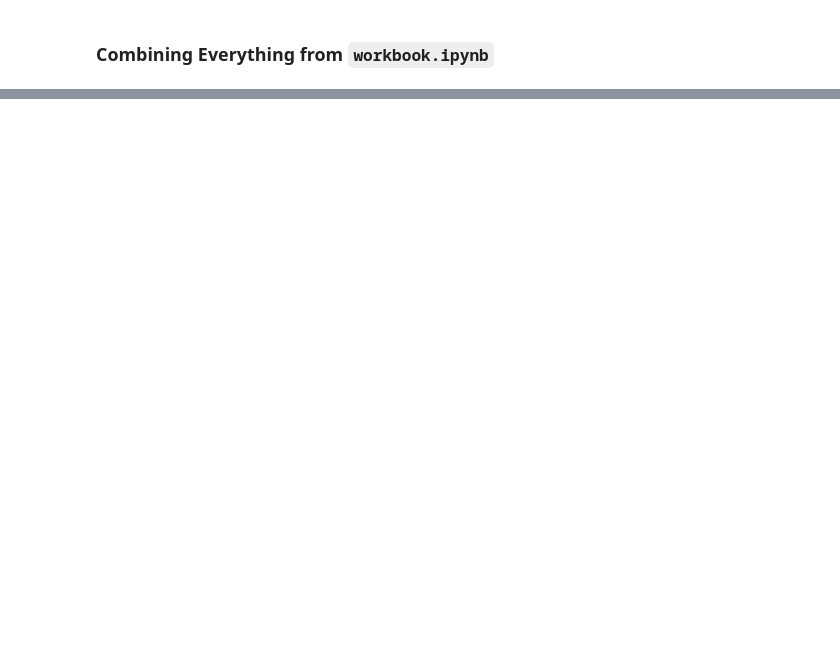
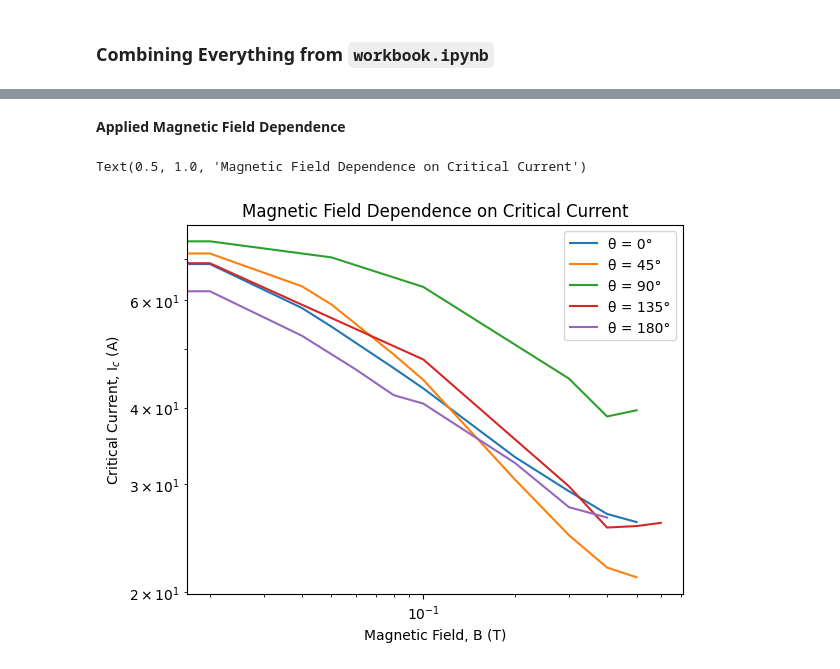
Before and after one commit to rcs19/jrn542_icy_durham, a Jupyter notebook: src/theta_field_dependance.ipynb, the cells around one changed output, grey strips where cells are left out. Cells and saved outputs as stored; diff of their text form; code cells hidden in the pictures; blank space fills up the shorter version.

```diff
--- a/src/theta_field_dependance.ipynb
+++ b/src/theta_field_dependance.ipynb
@@ -34,13 +34,14 @@ def power_fitting(xdata, ydata):
     """
 
     # Initial Guesses
-    guess = [30, 20]
+    guess = [1, 1]
 
     try:
         popt, pcov = curve_fit(fit_function, xdata, ydata, p0=guess, ) # can add maxfev=5000
     except RuntimeError as e:
         print('Fit did not converge:', e)
-    print(popt)
+        return np.nan, np.nan, [np.nan, np.nan]
+
     I_c = popt[0]
     n = popt[1]
 
@@ -54,11 +55,12 @@ def Analyse_Directory_PowerLawFit(directory):
     for filename in os.listdir(directory):
         try:
             file_string = os.path.join(directory, filename).replace('\\','/')   # example string: 'data/P1_B1_Idefault_Ndefault.mat'
+            # print(file_string)
             df = pd.read_csv(file_string, skiprows=11, names=['current_A','voltage_uV','time_s'], sep='\\s+')
         except:
             print(f"Error: Cannot load {file_string}.")
             continue
-        print(file_string)
+
         # Extract metadata from filename
         filename_split = file_string.split("_")
         angle = float(filename_split[-2])
@@ -75,7 +77,8 @@ def Analyse_Directory_PowerLawFit(directory):
         xdata = df['current_A']
         ydata_clean = df['Efield_uVm-1'] - linear_yvalues
         I_c, n, popt = power_fitting(xdata, ydata_clean)
-
+        if I_c is np.nan:
+            print(f'No fit convergence for: {filename}')
         # Append the analysis of this file to the dataset
         row = [angle, field, I_c, n]
         rows.append(row)
@@ -84,13 +87,12 @@ def Analyse_Directory_PowerLawFit(directory):
     df_directory = pd.DataFrame(rows, columns=columns)
     return df_directory
 # %%
-# df_Ic_0 = Analyse_Directory_PowerLawFit('data/theta0/')
-# df_Ic_45 = Analyse_Directory_PowerLawFit('data/theta45/')
-# df_Ic_90 = Analyse_Directory_PowerLawFit('data/theta90/')
-# df_Ic_135 = Analyse_Directory_PowerLawFit('data/theta135/')
+df_Ic_0 = Analyse_Directory_PowerLawFit('data/theta0/')
+df_Ic_45 = Analyse_Directory_PowerLawFit('data/theta45/')
+df_Ic_90 = Analyse_Directory_PowerLawFit('data/theta90/')
+df_Ic_135 = Analyse_Directory_PowerLawFit('data/theta135/')
 df_Ic_180 = Analyse_Directory_PowerLawFit('data/theta180/')
 
-# df_all = pd.concat([df_Ic_0, df_Ic_45, df_Ic_90, df_Ic_135, df_Ic_180])
-# df_all
-df_Ic_180
+df_all = pd.concat([df_Ic_0, df_Ic_45, df_Ic_90, df_Ic_135, df_Ic_180])
+df_all
 # %% [output]
@@ -117,0 +118,22 @@ UnboundLocalError: cannot access local variable 'popt' where it is not associate
+# %% [markdown]
+**Applied Magnetic Field Dependence**
+# %%
+angles = df_all['angle'].unique()
+
+fig, ax = plt.subplots()
+
+for theta in angles:
+    df_filtered = df_all[df_all['angle']==theta]
+    ax.plot(df_filtered['field'], df_filtered['I_c'], label=f'θ = {theta:.0f}°')
+
+ax.set_xlabel('Magnetic Field, B (T)')
+ax.set_xscale('log')
+
+ax.set_ylabel('Critical Current, I$_c$ (A)')
+ax.set_yscale('log')
+
+ax.legend()
+ax.set_title('Magnetic Field Dependence on Critical Current')
+# %% [output]
+Text(0.5, 1.0, 'Magnetic Field Dependence on Critical Current')
+[figure, added]
```
Also changed, not shown: parts of 3 cells of this notebook, 1 other file.
